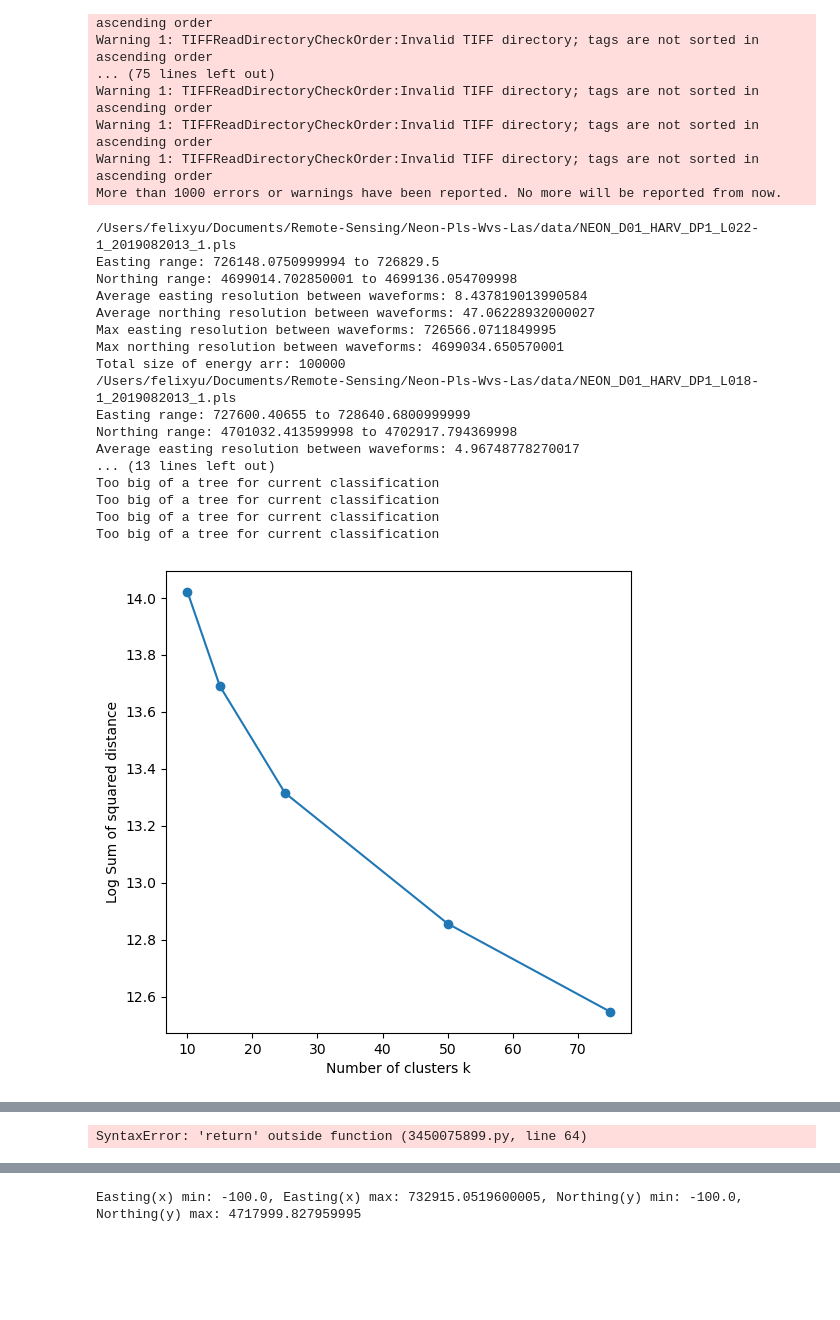
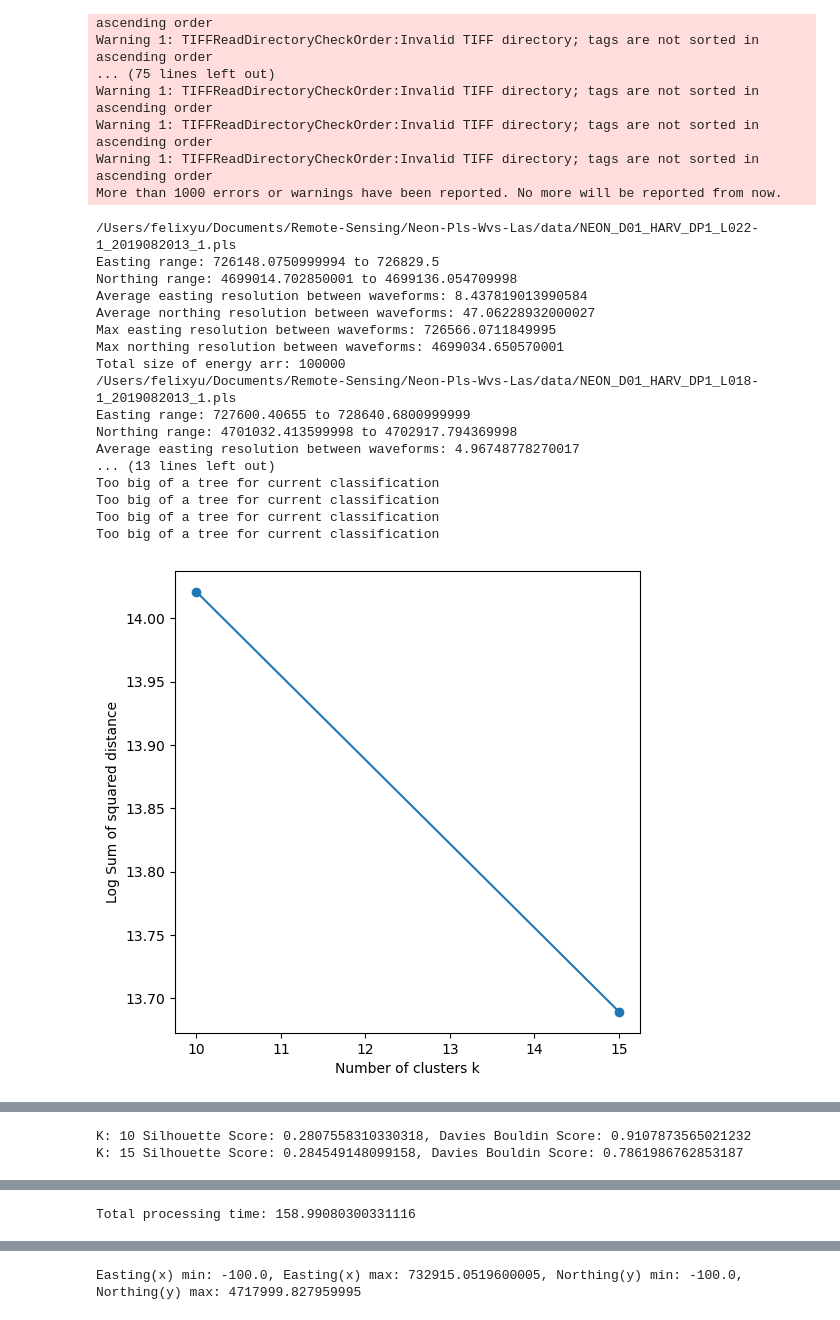
Before and after one commit to feyu39/Neon-Full-Waveform-LiDAR-Processor, a Jupyter notebook: neon_processor_one.ipynb, the cells around one changed output, grey strips where cells are left out. Drawn from its saved outputs; the diff is of its cells as text; code cells hidden in the pictures; blank space fills up the shorter version.

```diff
--- a/neon_processor_one.ipynb
+++ b/neon_processor_one.ipynb
@@ -2317,7 +2314,7 @@ def get_cumulative_return_curves(waveform_pulsewaves_start_arr, waveform_pulsewa
     print(f"Total size of energy arr: {len(waveform_cum_energy)}")
     return waveform_cum_energy
 # %%
-# K_means_cluster execution and setup
+# K_means_cluster execution and setup with all waveforms
 # Cluster 500,000 waveforms with associated biomass values within these clusters
 # Input assumption: Input excel file with waveform data is sorted by filename
 
@@ -2371,7 +2368,7 @@ interpolated_waveforms = np.array(interpolated_waveforms)
 
 # Get interpolated waveforms of only biomass data
 waveforms_intensity_data = np.round(np.arange(0.0, 1.01, 0.025), 3)
-waveforms_with_biomass = biomass_waveforms_df.iloc[:, 8:]
+waveforms_with_biomass = biomass_waveforms_df.iloc[:, 10:]
 elevations_with_biomass_aggregated = (waveforms_with_biomass.apply(lambda row: np.array(row), axis=1)).to_numpy()
 
 # Add intensity data with each elevation array
@@ -2466,31 +2463,31 @@ for i, pulsenum in enumerate(shot_numbers_with_biomass):
     new_cluster_row = {
         'FileName': associated_file_names[i],
         'Pulsenumber': pulsenum,
         'Cluster': cluster_assignments[1][i]
     }
     cluster_assignments_df_15.loc[len(cluster_assignments_df_15)] = new_cluster_row
 
 cluster_assignments_df_10.to_csv("waveform_biomass_cluster_assignments_k_10.csv", index=False)
 cluster_assignments_df_15.to_csv("waveform_biomass_cluster_assignments_k_15.csv", index=False)
 
 end = time.time()
 print(f"Total processing time: {end-start}")
 # %% [output]
 /Users/felixyu/Documents/Remote-Sensing/Neon-Pls-Wvs-Las/data/NEON_D01_HARV_DP1_L022-1_2019082013_1.pls
 Easting range: 726148.0750999994 to 726829.5
 Northing range: 4699014.702850001 to 4699136.054709998
 Average easting resolution between waveforms: 8.437819013990584
 Average northing resolution between waveforms: 47.06228932000027
 Max easting resolution between waveforms: 726566.0711849995
 Max northing resolution between waveforms: 4699034.650570001
 Total size of energy arr: 100000
 /Users/felixyu/Documents/Remote-Sensing/Neon-Pls-Wvs-Las/data/NEON_D01_HARV_DP1_L018-1_2019082013_1.pls
 Easting range: 727600.40655 to 728640.6800999999
 Northing range: 4701032.413599998 to 4702917.794369998
 Average easting resolution between waveforms: 4.96748778270017
 ... (13 lines left out)
 Too big of a tree for current classification
 Too big of a tree for current classification
 Too big of a tree for current classification
 Too big of a tree for current classification
-[figure, old version]
+[figure, new version]
@@ -2497 +2495,2 @@ Too big of a tree for current classification
-SyntaxError: 'return' outside function (3450075899.py, line 64)
+K: 10 Silhouette Score: 0.2807558310330318, Davies Bouldin Score: 0.9107873565021232
+K: 15 Silhouette Score: 0.284549148099158, Davies Bouldin Score: 0.7861986762853187
@@ -2497,0 +2501 @@ SyntaxError: 'return' outside function (3450075899.py, line 64)
+Total processing time: 158.99080300331116
```
Also changed, not shown: parts of 8 cells of this notebook.
